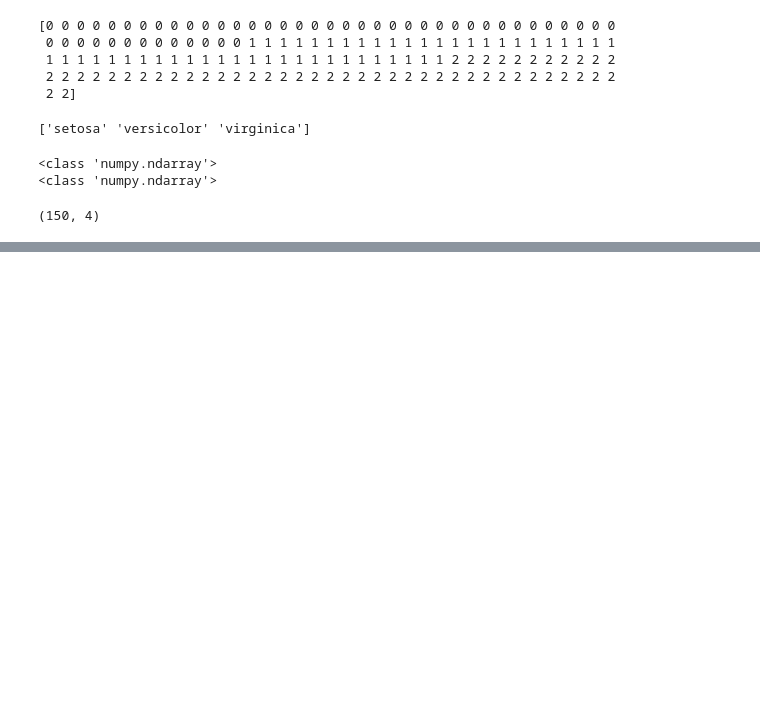
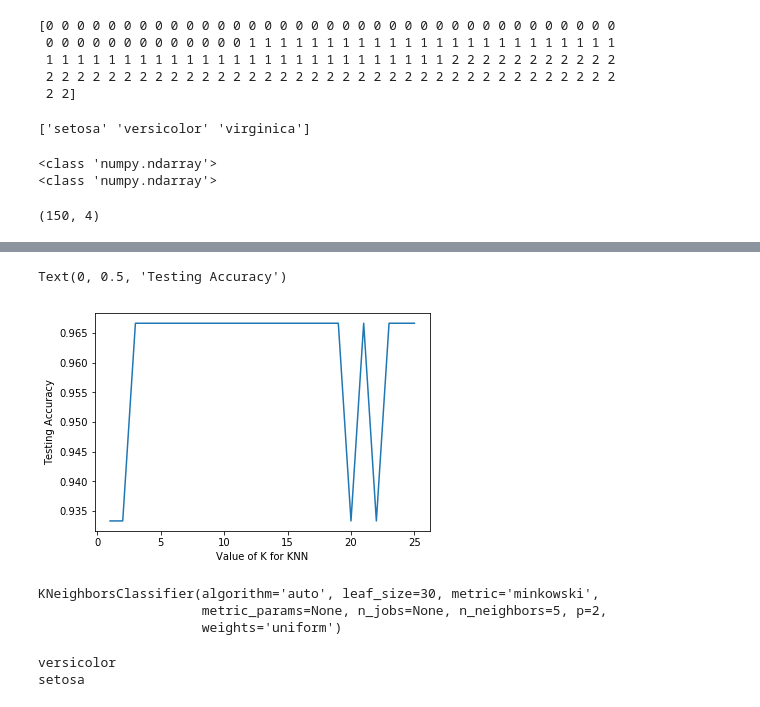
Before and after one commit to yakshithav/internship, a Jupyter notebook: ml1.ipynb, the cells around one changed output, grey strips where cells are left out. Saved outputs shown, nothing was run; the diff lists cells and outputs as text; code cells hidden in the pictures; blank space fills up the shorter version.

```diff
--- a/ml1.ipynb
+++ b/ml1.ipynb
@@ -222,3 +225,6 @@ print(type(iris.target))
 print(iris.data.shape)
 # %% [output]
 (150, 4)
+# %%
+X=iris.data
+y=iris.target
@@ -240,6 +251,0 @@ print(y_test.shape)
-# %%
-from sklearn.model_selection import train_test_split
-X_train,X_test,y_train,y_test = train_test_split(X,y,test_size=0.2,random_state=4)
-
-print(X_train.shape)
-print(X_test.shape)
@@ -266,0 +286,33 @@ ValueError: ignored
+# %%
+%matplotlib inline
+import matplotlib.pyplot as plt
+
+#plot the relationship between K and the testing accuracy
+plt.plot(k_range,scores_list)
+plt.xlabel('Value of K for KNN')
+plt.ylabel('Testing Accuracy')
+# %% [output]
+Text(0, 0.5, 'Testing Accuracy')
+[figure, added]
+# %%
+knn = KNeighborsClassifier(n_neighbors=5)
+knn.fit(X,y)
+# %% [output]
+KNeighborsClassifier(algorithm='auto', leaf_size=30, metric='minkowski',
+                     metric_params=None, n_jobs=None, n_neighbors=5, p=2,
+                     weights='uniform')
+# %%
+#0 = setosa, 1=versicolor, 2=virginica
+classes = {0:'setosa',1:'versicolor',2:'virginica'}
+
+#Making prediction on some unseen data
+#predict for the below two random observations
+x_new = [[3,4,5,2],
+         [5,4,2,2]]
+y_predict = knn.predict(x_new)
+
+print(classes[y_predict[0]])
+print(classes[y_predict[1]])
+# %% [output]
+versicolor
+setosa
```
Also changed, not shown: parts of 9 cells of this notebook.
